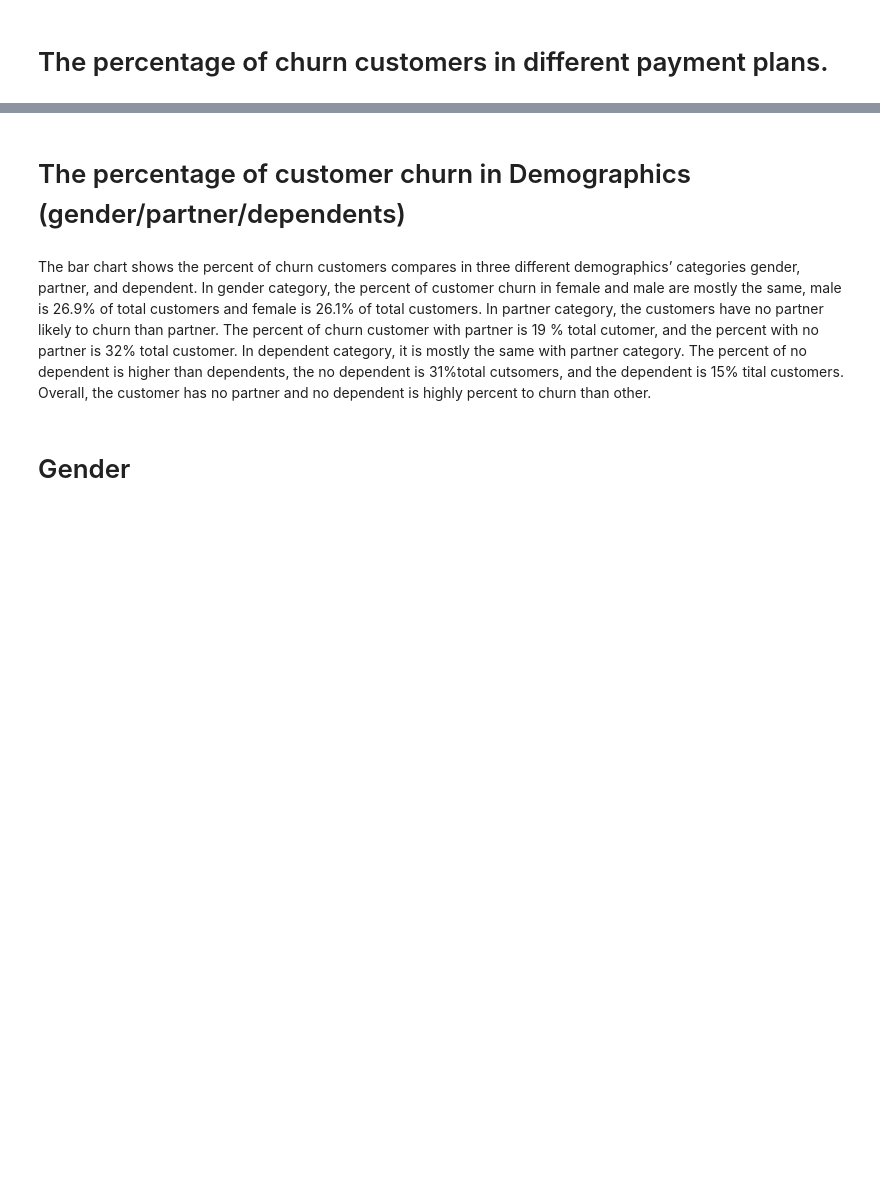
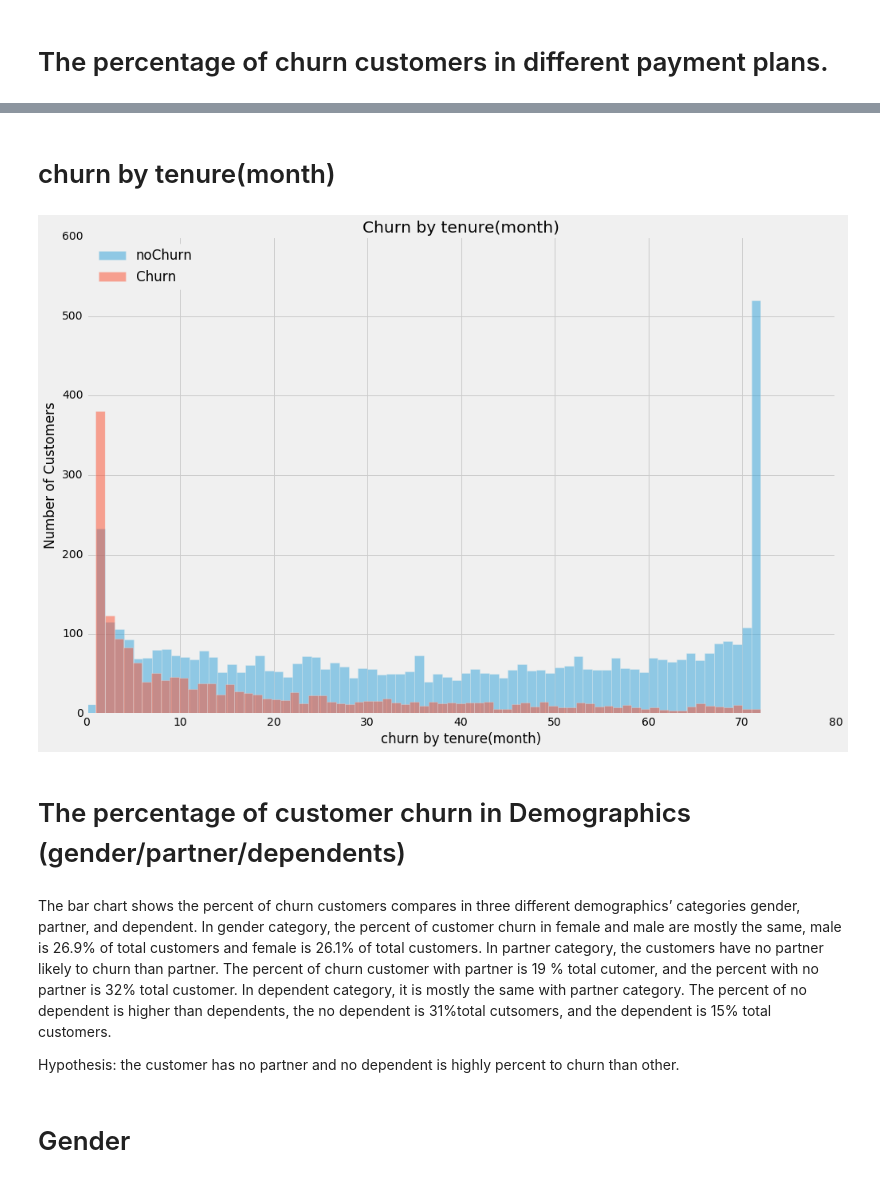
Before and after one commit to vinhpvu/Telco-customer-analytics, a Jupyter notebook: Untitled.ipynb, the cells around one changed output, grey strips where cells are left out. Drawn from its saved outputs; the diff is of its cells as text; code cells hidden in the pictures; blank space fills up the shorter version.

```diff
--- a/Untitled.ipynb
+++ b/Untitled.ipynb
@@ -364,0 +379,2 @@ plt.show()
+# %% [markdown]
+# churn by tenure(month)
@@ -365,8 +385,24 @@ plt.show()
+# %%
+noChurn_tdata= customer[customer["Churn"]==0].tenure
+churn_tdata= customer[customer["Churn"]==1].tenure
+plt.figure(figsize=(15,10))
+plt.hist([noChurn_tdata], bins=72,alpha=0.5,label='noChurn'
+         )
+plt.hist([churn_tdata], bins=72,alpha=0.5,label='Churn'
+         )
+plt.xlabel('churn by tenure(month)')
+plt.ylabel('Number of Customers')
+plt.legend(loc='upper left')
+plt.title('Churn by tenure(month)')
+plt.show()
+# %% [output]
+[figure, added]
 # %% [markdown]
 # The percentage of customer churn in Demographics (gender/partner/dependents)
 # %% [markdown]
-The bar chart shows the percent of churn customers compares in three different demographics’ categories gender, partner, and dependent. In gender category, the percent of customer churn in female and male are mostly the same, male is 26.9% of total customers and female is 26.1% of total customers. In partner category, the customers have no partner likely to churn than partner. The percent of churn customer with partner is 19 % total cutomer, and the percent with no partner is 32% total customer. In dependent category, it is mostly the same with partner category. The percent of no dependent is higher than dependents, the no dependent is 31%total cutsomers, and the dependent is 15% tital customers.
-Overall, the customer has no partner and no dependent is highly percent to churn than other.
+The bar chart shows the percent of churn customers compares in three different demographics’ categories gender, partner, and dependent. In gender category, the percent of customer churn in female and male are mostly the same, male is 26.9% of total customers and female is 26.1% of total customers. In partner category, the customers have no partner likely to churn than partner. The percent of churn customer with partner is 19 % total cutomer, and the percent with no partner is 32% total customer. In dependent category, it is mostly the same with partner category. The percent of no dependent is higher than dependents, the no dependent is 31%total cutsomers, and the dependent is 15% total customers.
+
+Hypothesis: the customer has no partner and no dependent is highly percent to churn than other.
 # %%
 def barplot(x):
     length= len(customer[x])
```
Also changed, not shown: parts of 26 cells of this notebook.
